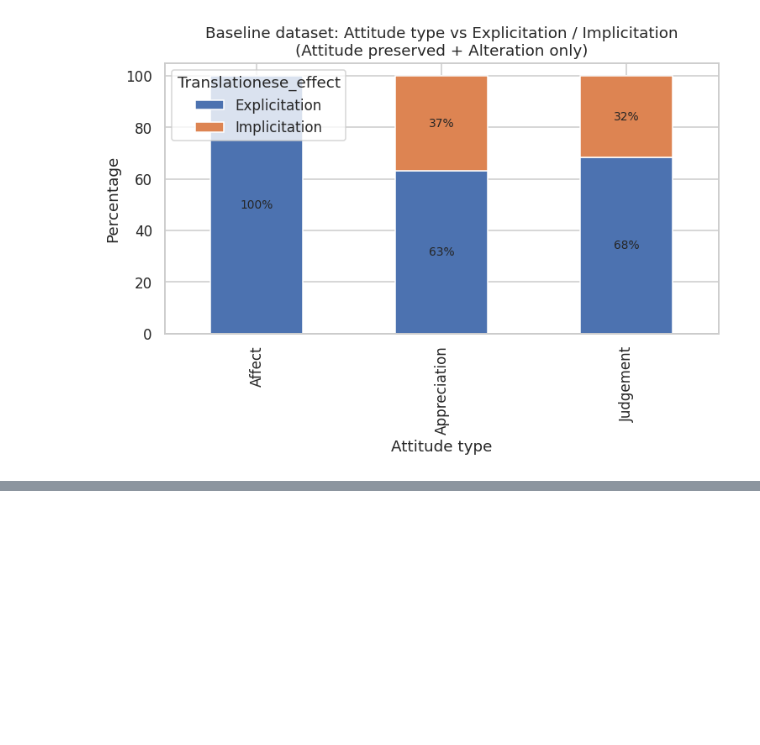
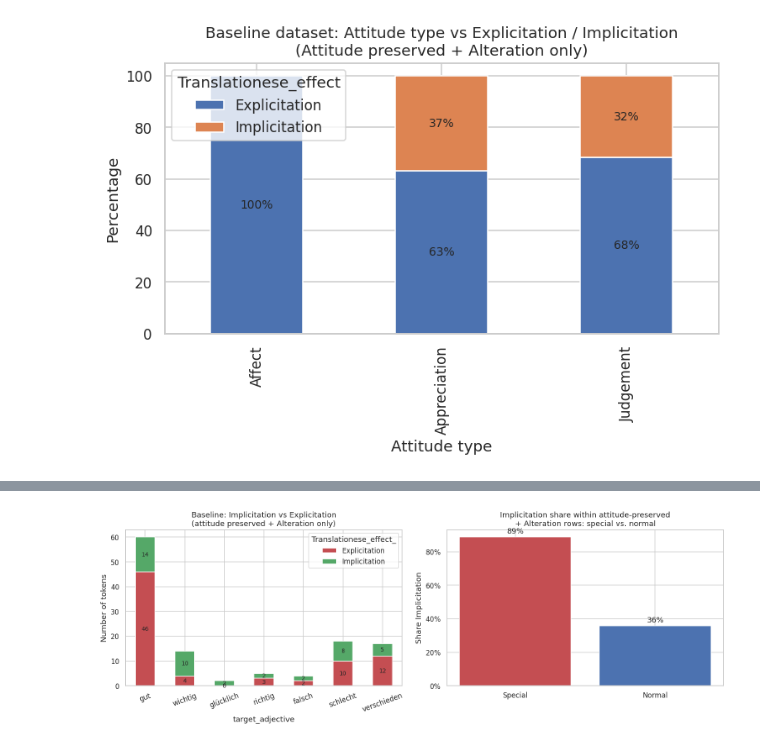
Before and after one commit to happy522/AttituTED-Corpus, a Jupyter notebook: NEW analysis/implicitation_study_analysis_with_titles.ipynb, the cells around one changed output, grey strips where cells are left out. Saved outputs shown, nothing was run; the diff lists cells and outputs as text; code cells hidden in the pictures; blank space fills up the shorter version.

```diff
--- a/NEW analysis/implicitation_study_analysis_with_titles.ipynb
+++ b/NEW analysis/implicitation_study_analysis_with_titles.ipynb
@@ -1840,0 +1914,89 @@ Expected frequencies
+# %%
+# --- Restrict baseline to attitude-preserved AND Alteration (mirrors 20a) ---
+same_attitude_alteration_normal = same_attitude_normal_df[
+    same_attitude_normal_df["Translation_strategy_"] == "Alteration"
+].copy()
+same_attitude_alteration_normal["Translationese_effect_"] = (
+    same_attitude_alteration_normal["Translationese_effect"].fillna("Not coded")
+)
+
+print(f"Baseline rows with attitude preserved AND strategy = Alteration: "
+      f"{len(same_attitude_alteration_normal)}")
+
+effect_within_pattern_normal = pd.crosstab(
+    same_attitude_alteration_normal["target_adjective"],
+    same_attitude_alteration_normal["Translationese_effect_"]
+).reindex(TARGET_ADJECTIVES).fillna(0).astype(int)
+display(effect_within_pattern_normal)
+
+attitude_type_within_pattern_normal = same_attitude_alteration_normal["EN_Attitude_type"].value_counts()
+display(attitude_type_within_pattern_normal.to_frame("n_rows"))
+
+# Side-by-side: special vs. normal, Implicitation share within the attitude-preserved+Alteration rows
+impl_share_special = effect_within_pattern.get("Implicitation", 0).sum() / effect_within_pattern.sum().sum()
+impl_share_normal = effect_within_pattern_normal.get("Implicitation", 0).sum() / effect_within_pattern_normal.sum().sum()
+print(f"\nShare of Implicitation within attitude-preserved+Alteration rows:")
+print(f"  Special dataset: {impl_share_special*100:.1f}%")
+print(f"  Normal dataset:  {impl_share_normal*100:.1f}%")
+
+effect_within_pattern_normal.to_csv(os.path.join(OUTPUT_DIR, "task20e_effect_within_pattern_normal.csv"))
+attitude_type_within_pattern_normal.to_csv(os.path.join(OUTPUT_DIR, "task20e_attitude_type_within_pattern_normal.csv"))
+
+# --- By domain and gender (mirrors 20b) ---
+dom20_normal = same_attitude_normal_df.copy()
+dom20_normal["is_alteration"] = dom20_normal["Translation_strategy_"] == "Alteration"
+dom20_normal_summary = dom20_normal.groupby("Domain").agg(
+    n_attitude_preserved=("is_alteration", "size"),
+    n_alteration=("is_alteration", "sum"),
+)
+dom20_normal_summary["alteration_rate"] = (
+    dom20_normal_summary["n_alteration"] / dom20_normal_summary["n_attitude_preserved"]
+)
+dom20_normal_summary = dom20_normal_summary.sort_values("alteration_rate", ascending=False)
+display(dom20_normal_summary)
+dom20_normal_summary.to_csv(os.path.join(OUTPUT_DIR, "task20e_domain_rate_normal.csv"))
+
+gen20_normal = same_attitude_normal_df.copy()
+gen20_normal["is_alteration"] = gen20_normal["Translation_strategy_"] == "Alteration"
+gen20_normal_summary = gen20_normal.groupby("Gender").agg(
+    n_attitude_preserved=("is_alteration", "size"),
+    n_alteration=("is_alteration", "sum"),
+)
+gen20_normal_summary["alteration_rate"] = (
+    gen20_normal_summary["n_alteration"] / gen20_normal_summary["n_attitude_preserved"]
+)
+display(gen20_normal_summary)
+gen20_normal_summary.to_csv(os.path.join(OUTPUT_DIR, "task20e_gender_rate_normal.csv"))
+
+# --- Top source lemmas driving the pattern in the baseline ---
+top_lemmas_normal = (
+    same_attitude_alteration_normal.groupby("target_adjective")["token_lemma"]
+    .value_counts()
+    .groupby(level=0, group_keys=False)
+    .head(3)
+)
+display(top_lemmas_normal.to_frame("n_rows"))
+top_lemmas_normal.to_csv(os.path.join(OUTPUT_DIR, "task20e_top_source_lemmas_normal.csv"))
+
+# --- Visual: special vs normal, side by side, on the same key metrics ---
+fig, axes = plt.subplots(1, 2, figsize=(14, 5))
+
+effect_within_pattern_normal.plot(kind="bar", stacked=True, ax=axes[0],
+                                   color=["#C44E52", "#55A868", "#C4C4C4"])
+axes[0].set_title("Baseline: Implicitation vs Explicitation\n(attitude preserved + Alteration only)")
+axes[0].set_ylabel("Number of tokens")
+axes[0].tick_params(axis="x", rotation=20)
+for container in axes[0].containers:
+    axes[0].bar_label(container, label_type="center", fontsize=9)
+
+bars = axes[1].bar(["Special", "Normal"], [impl_share_special, impl_share_normal],
+                    color=["#C44E52", "#4C72B0"])
+axes[1].set_title("Implicitation share within attitude-preserved\n+ Alteration rows: special vs. normal")
+axes[1].set_ylabel("Share Implicitation")
+axes[1].yaxis.set_major_formatter(mticker.PercentFormatter(1.0))
+axes[1].bar_label(bars, labels=[f"{impl_share_special*100:.0f}%", f"{impl_share_normal*100:.0f}%"], padding=3)
+
+plt.tight_layout()
+plt.savefig(os.path.join(OUTPUT_DIR, "task20e_special_vs_normal_mechanism.png"))
+plt.show()
+# %% [output]
@@ -1840,0 +2047 @@ Expected frequencies
+[figure, added]
```
Also changed, not shown: parts of 9 cells of this notebook.
